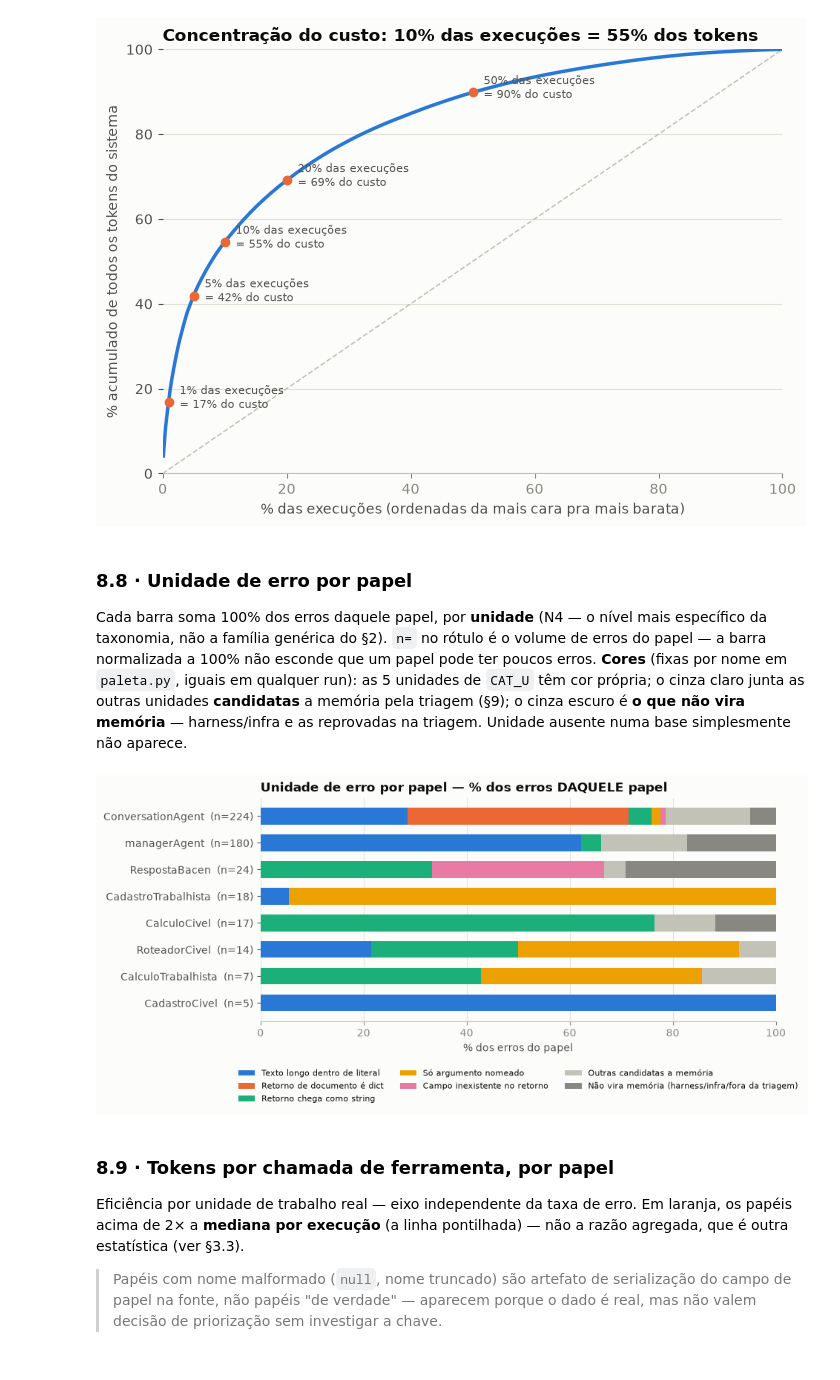
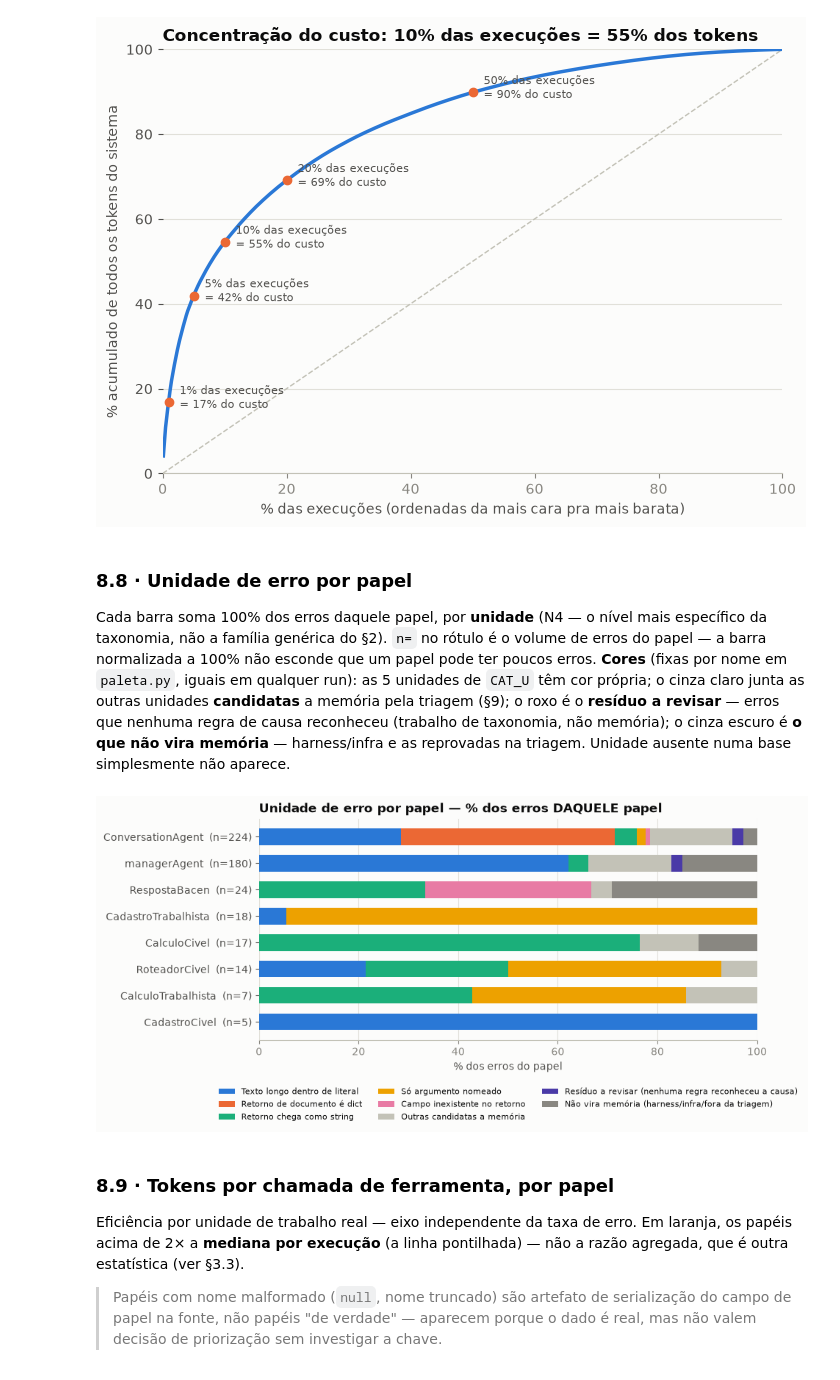
Before and after one commit to rc-ventura/memory_layer_ai_agents, a Jupyter notebook: analysis/2026-09-trace-law-flow/pipeline/analise_trace_esteira_juridica.ipynb, the cells around one changed output. Cells and saved outputs as stored; diff of their text form; code cells hidden in the pictures.

```diff
--- a/analysis/2026-09-trace-law-flow/pipeline/analise_trace_esteira_juridica.ipynb
+++ b/analysis/2026-09-trace-law-flow/pipeline/analise_trace_esteira_juridica.ipynb
@@ -1160,6 +1160,7 @@ Cada barra soma 100% dos erros daquele papel, por **unidade** (N4 — o nível m
 família genérica do §2). `n=` no rótulo é o volume de erros do papel — a barra normalizada a 100% não esconde que
 um papel pode ter poucos erros. **Cores** (fixas por nome em `paleta.py`, iguais em qualquer run): as 5 unidades
 de `CAT_U` têm cor própria; o cinza claro junta as outras unidades **candidatas** a memória pela triagem (§9);
+o roxo é o **resíduo a revisar** — erros que nenhuma regra de causa reconheceu (trabalho de taxonomia, não memória);
 o cinza escuro é **o que não vira memória** — harness/infra e as reprovadas na triagem. Unidade ausente numa base
 simplesmente não aparece.
 # %%
@@ -1172,39 +1173,42 @@ LABEL_CURTO = {
     "U_arg_nomeado": "Só argumento nomeado",
     "U_campo_inexistente": "Campo inexistente no retorno",
     "Outras candidatas": "Outras candidatas a memória",
+    "Resíduo — revisar": "Resíduo a revisar (nenhuma regra reconheceu a causa)",
     "Não vira memória": "Não vira memória (harness/infra/fora da triagem)",
 }
 
 role_vol2 = EU["role"].value_counts()
 roles_ord = role_vol2[role_vol2 >= 5].sort_values().index
 tab_rf = pd.crosstab(EU["role"], EU["unidade"]).reindex(roles_ord).fillna(0)
 den = tab_rf.sum(axis=1)
 norm8 = tab_rf[[c for c in CAT_U if c in tab_rf.columns]].div(den, axis=0) * 100
 
 # o resto da barra desdobrado pela DECISÃO DA TRIAGEM (§9.3): candidatas menores × o que não vira
 # memória (não-memória + reprovadas na triagem) — cor segue o destino, não o tamanho
 cand88 = set(triagem(EU).loc[lambda t: t["decisão"] == "candidato", "unidade"])
 unid_menores = [u for u in tab_rf.columns if u not in CAT_U and u in cand88]
-nao_memoria = [u for u in tab_rf.columns if u not in CAT_U and u not in cand88]
+residuo = [u for u in tab_rf.columns if u.startswith("X_")]  # resíduo não é não-memória: falta a regra de causa
+nao_memoria = [u for u in tab_rf.columns if u not in CAT_U and u not in cand88 and u not in residuo]
 norm8["Outras candidatas"] = tab_rf[unid_menores].sum(axis=1).div(den, axis=0) * 100
+norm8["Resíduo — revisar"] = tab_rf[residuo].sum(axis=1).div(den, axis=0) * 100
 norm8["Não vira memória"] = tab_rf[nao_memoria].sum(axis=1).div(den, axis=0) * 100
 norm8.index = [f"{r}  (n={int(den[r])})" for r in norm8.index]
 
 fig, ax = plt.subplots(figsize=(9.5, 4.8))
 left = np.zeros(len(norm8))
 for col in norm8.columns:  # cinza claro = candidata também · cinza escuro = não vira memória
     ax.barh(norm8.index, norm8[col], left=left, color=COR_UNIDADE[col], height=0.62,
             label=LABEL_CURTO.get(col, col))
     left += norm8[col].values
 ax.set_xlim(0, 100)
 ax.set_title("Unidade de erro por papel — % dos erros DAQUELE papel")
 ax.set_xlabel("% dos erros do papel")
 style_ax(ax, xgrid=False)
 ax.xaxis.grid(True, color=GRID, linewidth=0.8); ax.set_axisbelow(True)
 ax.legend(loc="upper center", bbox_to_anchor=(0.5, -0.18), ncol=3, fontsize=8, frameon=False)
 plt.tight_layout(); plt.show()
 # %% [output]
-[figure, old version]
+[figure, new version]
 # %% [markdown]
 ### 8.9 · Tokens por chamada de ferramenta, por papel
 
```
Also changed, not shown: parts of 3 cells of this notebook, 13 other files.
